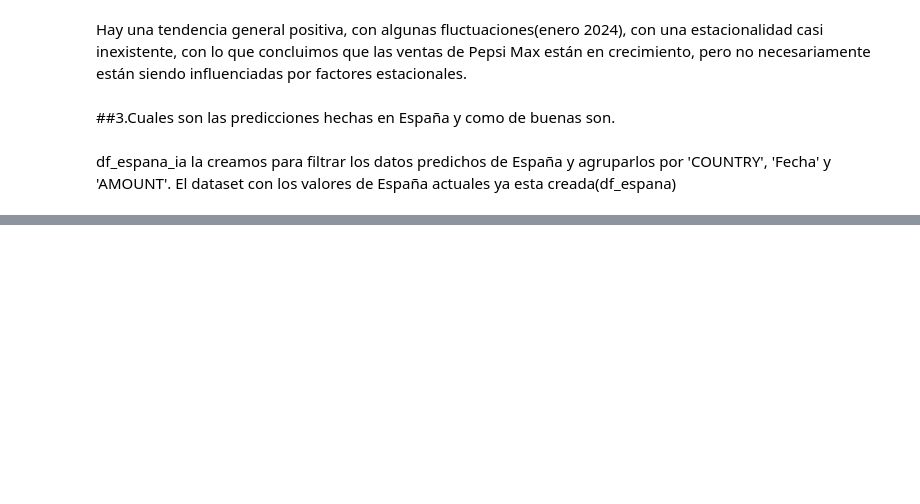
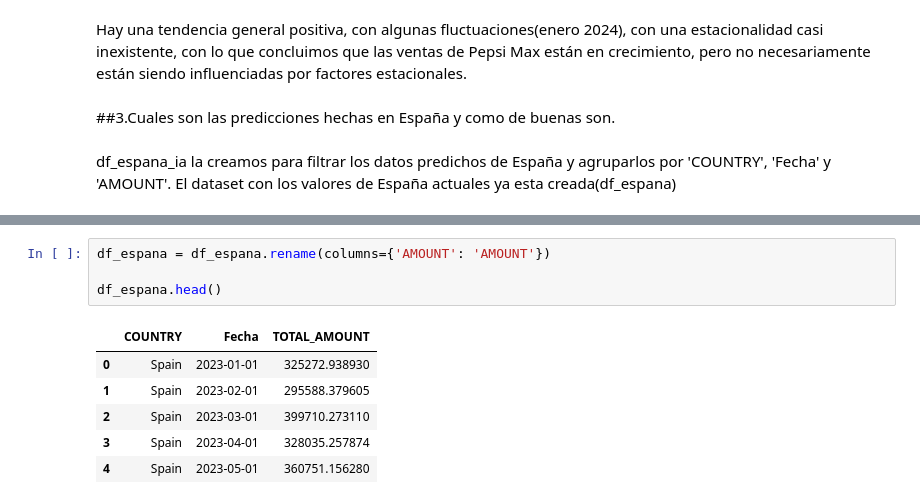
Before and after one commit to MiguelEgidoMorales/UFV-visualizacion, a Jupyter notebook: ejercicio_de_clase/Clase2.ipynb, the cells around one changed output, grey strips where cells are left out. Cells and saved outputs as stored; diff of their text form; blank space fills up the shorter version.

```diff
--- a/ejercicio_de_clase/Clase2.ipynb
+++ b/ejercicio_de_clase/Clase2.ipynb
@@ -583,0 +548,11 @@ fig.show()
+# %%
+df_espana = df_espana.rename(columns={'AMOUNT': 'AMOUNT'})
+
+df_espana.head()
+# %% [output]
+|  | COUNTRY | Fecha | TOTAL_AMOUNT |
+| 0 | Spain | 2023-01-01 | 325272.938930 |
+| 1 | Spain | 2023-02-01 | 295588.379605 |
+| 2 | Spain | 2023-03-01 | 399710.273110 |
+| 3 | Spain | 2023-04-01 | 328035.257874 |
+| 4 | Spain | 2023-05-01 | 360751.156280 |
```
Also changed, not shown: parts of 11 cells of this notebook.
